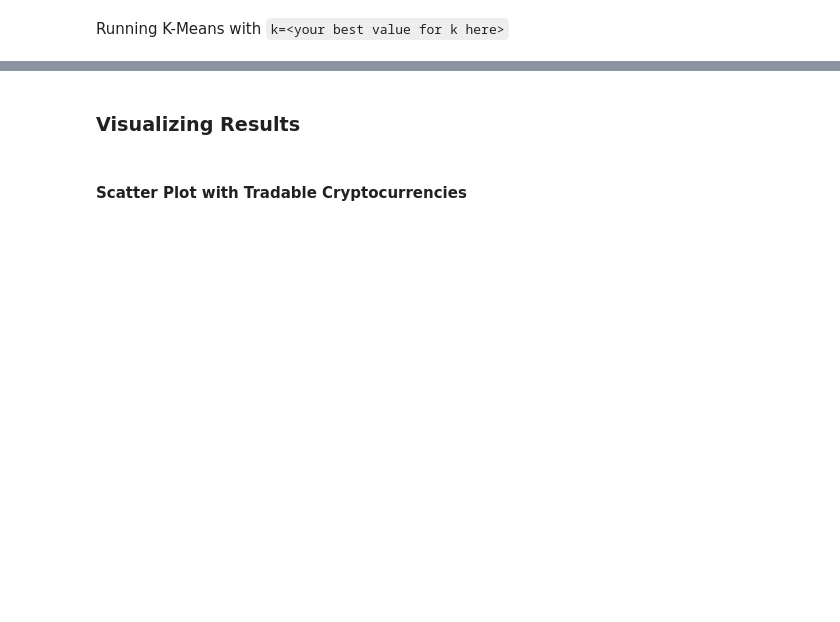
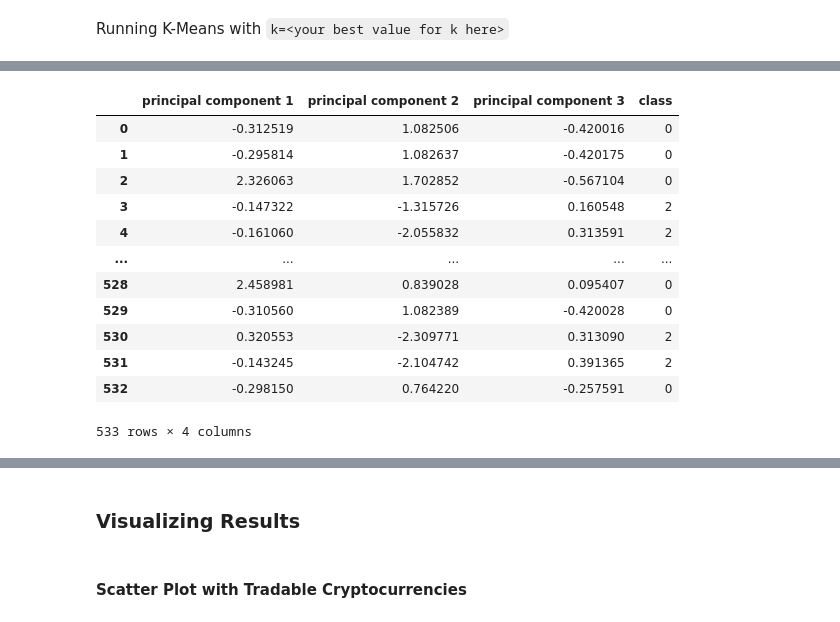
Before and after one commit to francofin/lex_bot, a Jupyter notebook: crypto_clustering.ipynb, the cells around one changed output, grey strips where cells are left out. Drawn from its saved outputs; the diff is of its cells as text; code cells hidden in the pictures; blank space fills up the shorter version.

```diff
--- a/crypto_clustering.ipynb
+++ b/crypto_clustering.ipynb
@@ -245,0 +287,16 @@ Running K-Means with `k=<your best value for k here>`
+# %%
+df_crypto_pca
+# %% [output]
+|  | principal component 1 | principal component 2 | principal component 3 | class |
+| 0 | -0.312519 | 1.082506 | -0.420016 | 0 |
+| 1 | -0.295814 | 1.082637 | -0.420175 | 0 |
+| 2 | 2.326063 | 1.702852 | -0.567104 | 0 |
+| 3 | -0.147322 | -1.315726 | 0.160548 | 2 |
+| 4 | -0.161060 | -2.055832 | 0.313591 | 2 |
+| ... | ... | ... | ... | ... |
+| 528 | 2.458981 | 0.839028 | 0.095407 | 0 |
+| 529 | -0.310560 | 1.082389 | -0.420028 | 0 |
+| 530 | 0.320553 | -2.309771 | 0.313090 | 2 |
+| 531 | -0.143245 | -2.104742 | 0.391365 | 2 |
+| 532 | -0.298150 | 0.764220 | -0.257591 | 0 |
+533 rows × 4 columns
```
Also changed, not shown: parts of 14 cells of this notebook.
